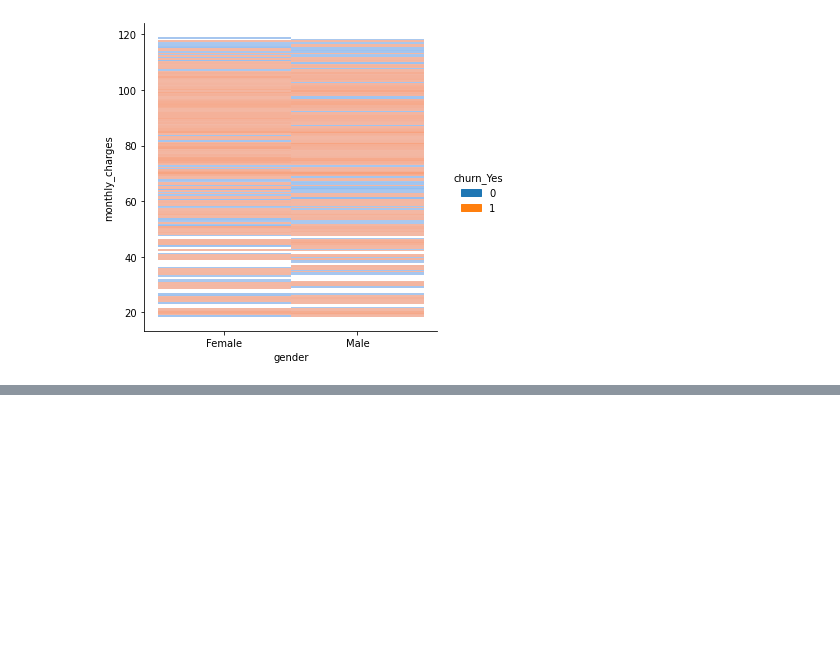
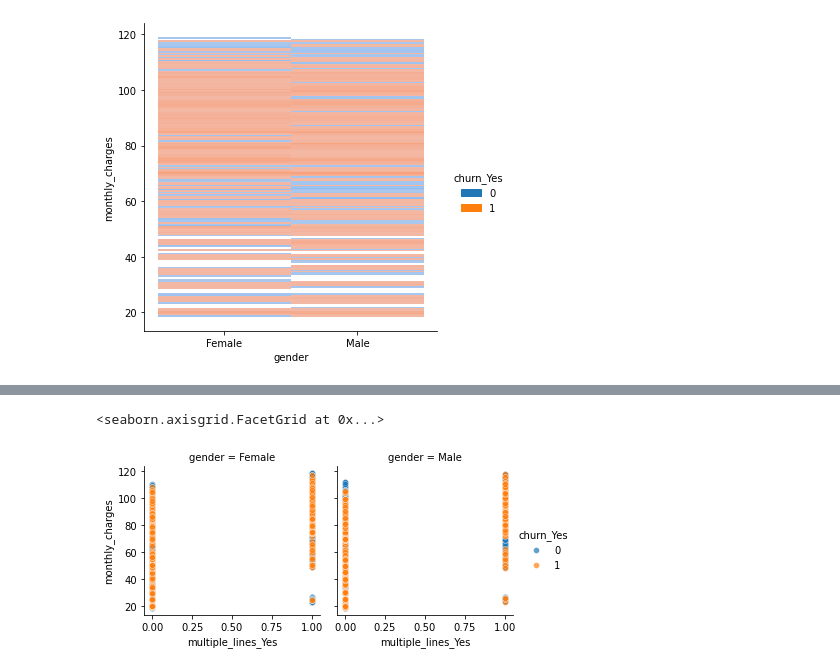
Before and after one commit to QinzhiChen/classification-exercises, a Jupyter notebook: classification_exercises.ipynb, the cells around one changed output, grey strips where cells are left out. Cells and saved outputs as stored; diff of their text form; code cells hidden in the pictures; blank space fills up the shorter version.

```diff
--- a/classification_exercises.ipynb
+++ b/classification_exercises.ipynb
@@ -502,0 +508,7 @@ sns.displot(tl_train, x="gender", y="monthly_charges", hue='churn_Yes',binwidth=
+# %%
+g = sns.FacetGrid(tl_train, col="gender", hue="churn_Yes")
+g.map(sns.scatterplot, "multiple_lines_Yes", "monthly_charges", alpha=.7)
+g.add_legend()
+# %% [output]
+<seaborn.axisgrid.FacetGrid at 0x...>
+[figure, added]
```
Also changed, not shown: parts of 5 cells of this notebook.
